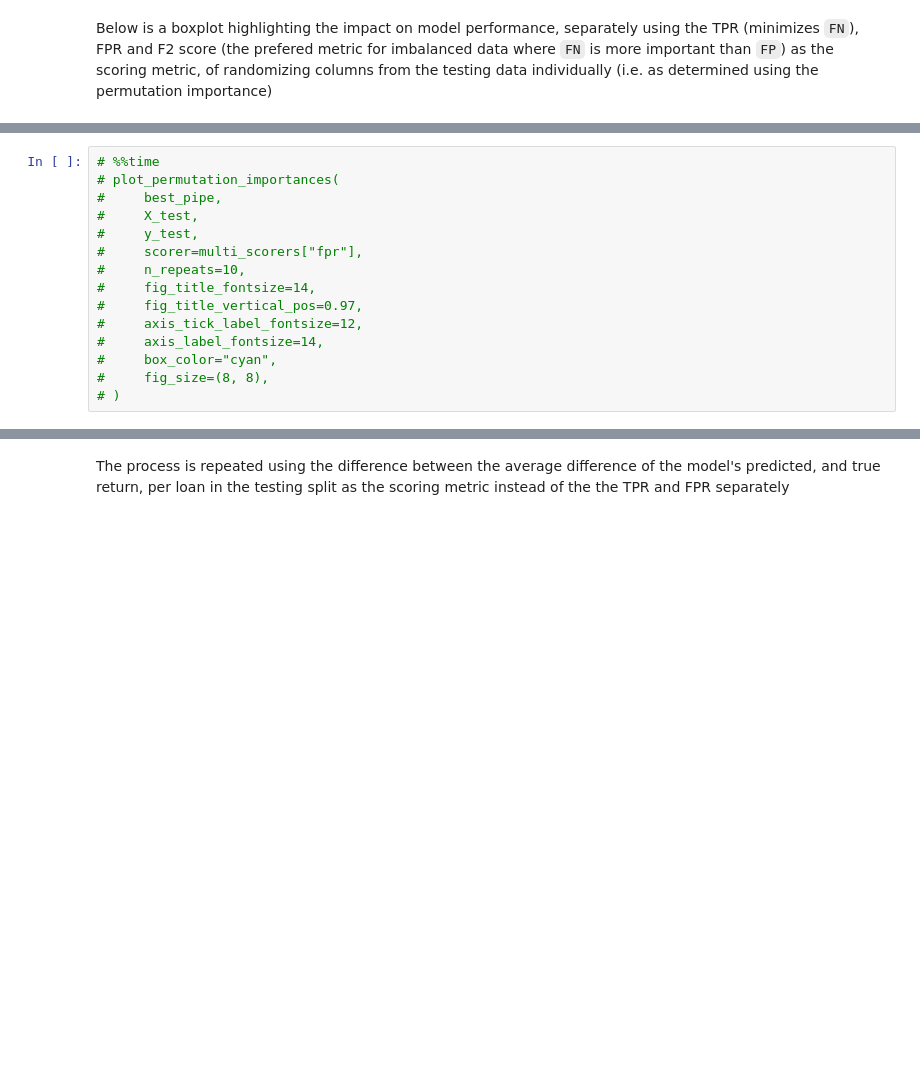
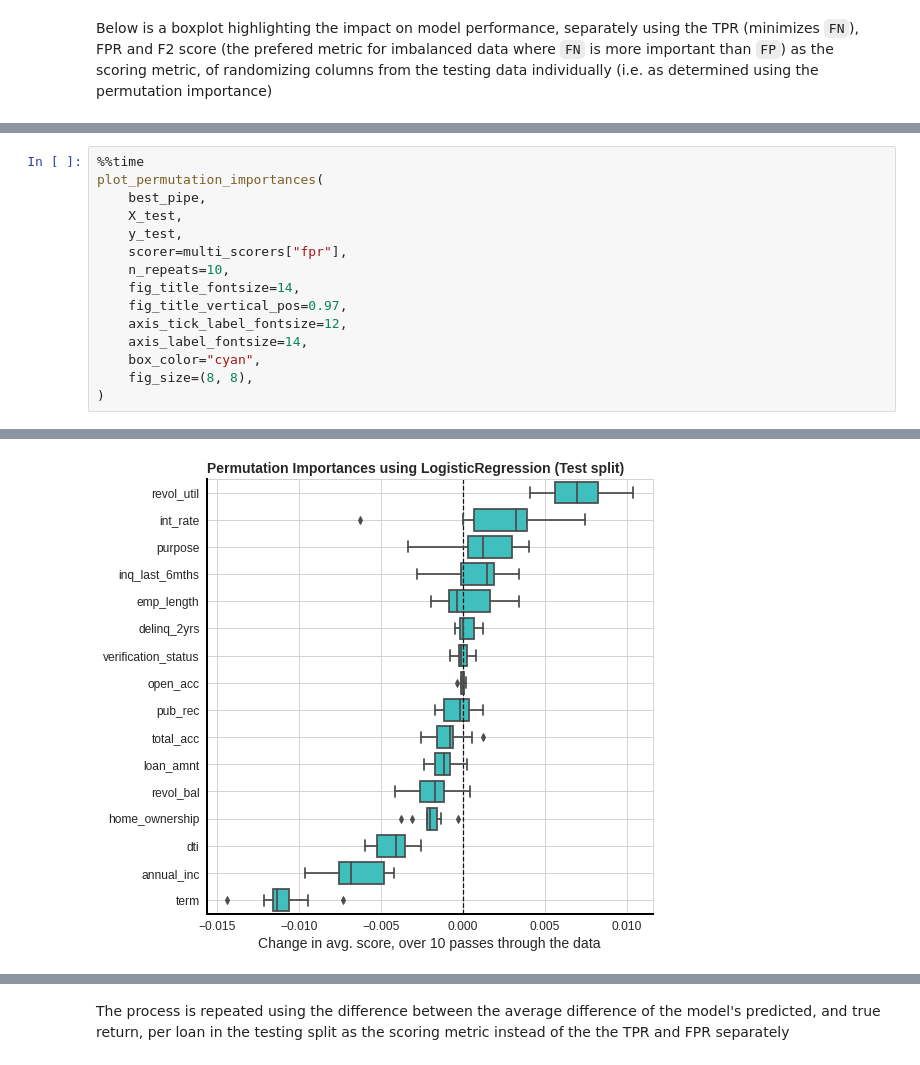
Before and after one commit to edesz/predict-loan-defaults, a Jupyter notebook: 5_experiments_in_classification_v2.ipynb, the cells around one changed output, grey strips where cells are left out. Drawn from its saved outputs; the diff is of its cells as text; blank space fills up the shorter version.

```diff
--- a/5_experiments_in_classification_v2.ipynb
+++ b/5_experiments_in_classification_v2.ipynb
@@ -677,15 +1020,16 @@ plot_permutation_importances(
 # %%
-# %%time
-# plot_permutation_importances(
-#     best_pipe,
-#     X_test,
-#     y_test,
-#     scorer=multi_scorers["fpr"],
-#     n_repeats=10,
-#     fig_title_fontsize=14,
-#     fig_title_vertical_pos=0.97,
-#     axis_tick_label_fontsize=12,
-#     axis_label_fontsize=14,
-#     box_color="cyan",
-#     fig_size=(8, 8),
-# )
+%%time
+plot_permutation_importances(
+    best_pipe,
+    X_test,
+    y_test,
+    scorer=multi_scorers["fpr"],
+    n_repeats=10,
+    fig_title_fontsize=14,
+    fig_title_vertical_pos=0.97,
+    axis_tick_label_fontsize=12,
+    axis_label_fontsize=14,
+    box_color="cyan",
+    fig_size=(8, 8),
+)
+# %% [output]
@@ -692,3 +1038,4 @@ plot_permutation_importances(
+[figure, added]
 # %%
 %%time
 plot_permutation_importances(
```
Also changed, not shown: parts of 33 cells of this notebook, 1 other file.
